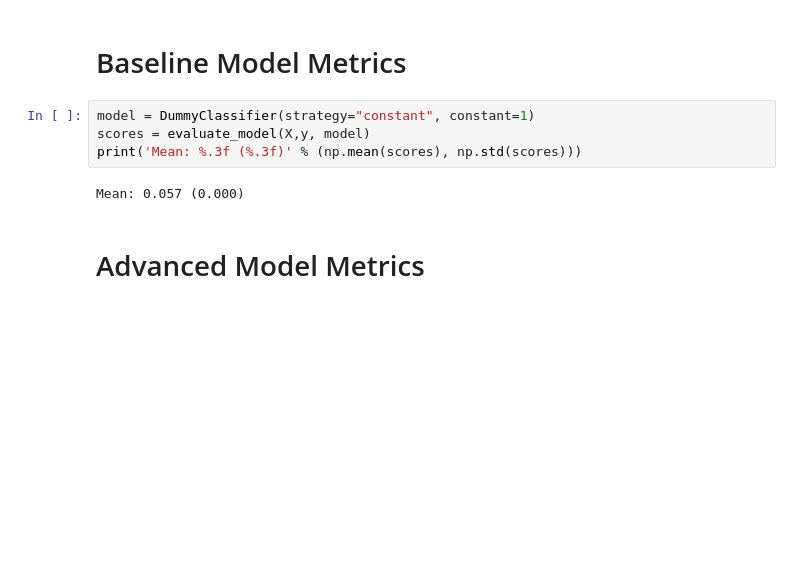
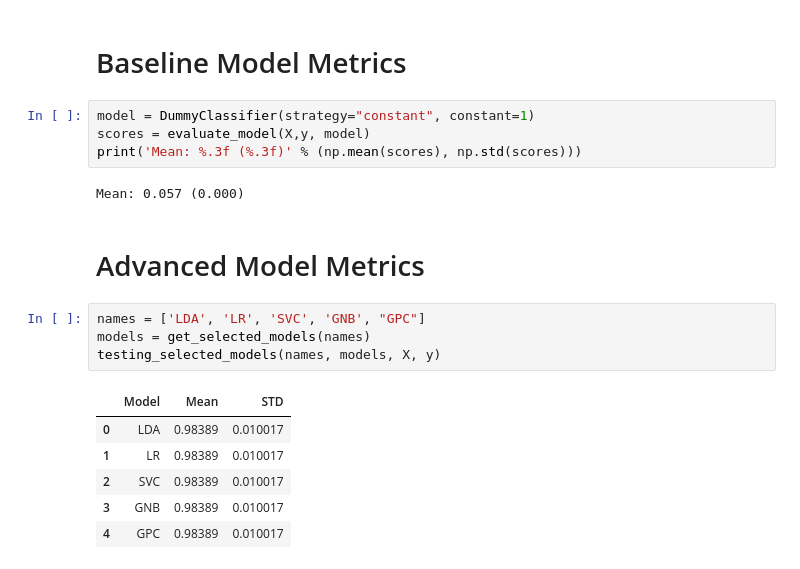
Before and after one commit to MaukanMir/Machine-Learning-Failure-Classification, a Jupyter notebook: training.ipynb, the cells around one changed output. Cells and saved outputs as stored; diff of their text form; blank space fills up the shorter version.

Commit message:
added new models

```diff
--- a/training.ipynb
+++ b/training.ipynb
@@ -236,3 +236,14 @@ print('Mean: %.3f (%.3f)' % (np.mean(scores), np.std(scores)))
 Mean: 0.057 (0.000)
 # %% [markdown]
 # Advanced Model Metrics
+# %%
+names = ['LDA', 'LR', 'SVC', 'GNB', "GPC"]
+models = get_selected_models(names)
+testing_selected_models(names, models, X, y)
+# %% [output]
+|  | Model | Mean | STD |
+| 0 | LDA | 0.98389 | 0.010017 |
+| 1 | LR | 0.98389 | 0.010017 |
+| 2 | SVC | 0.98389 | 0.010017 |
+| 3 | GNB | 0.98389 | 0.010017 |
+| 4 | GPC | 0.98389 | 0.010017 |
```
Also changed, not shown: parts of 2 cells of this notebook.
